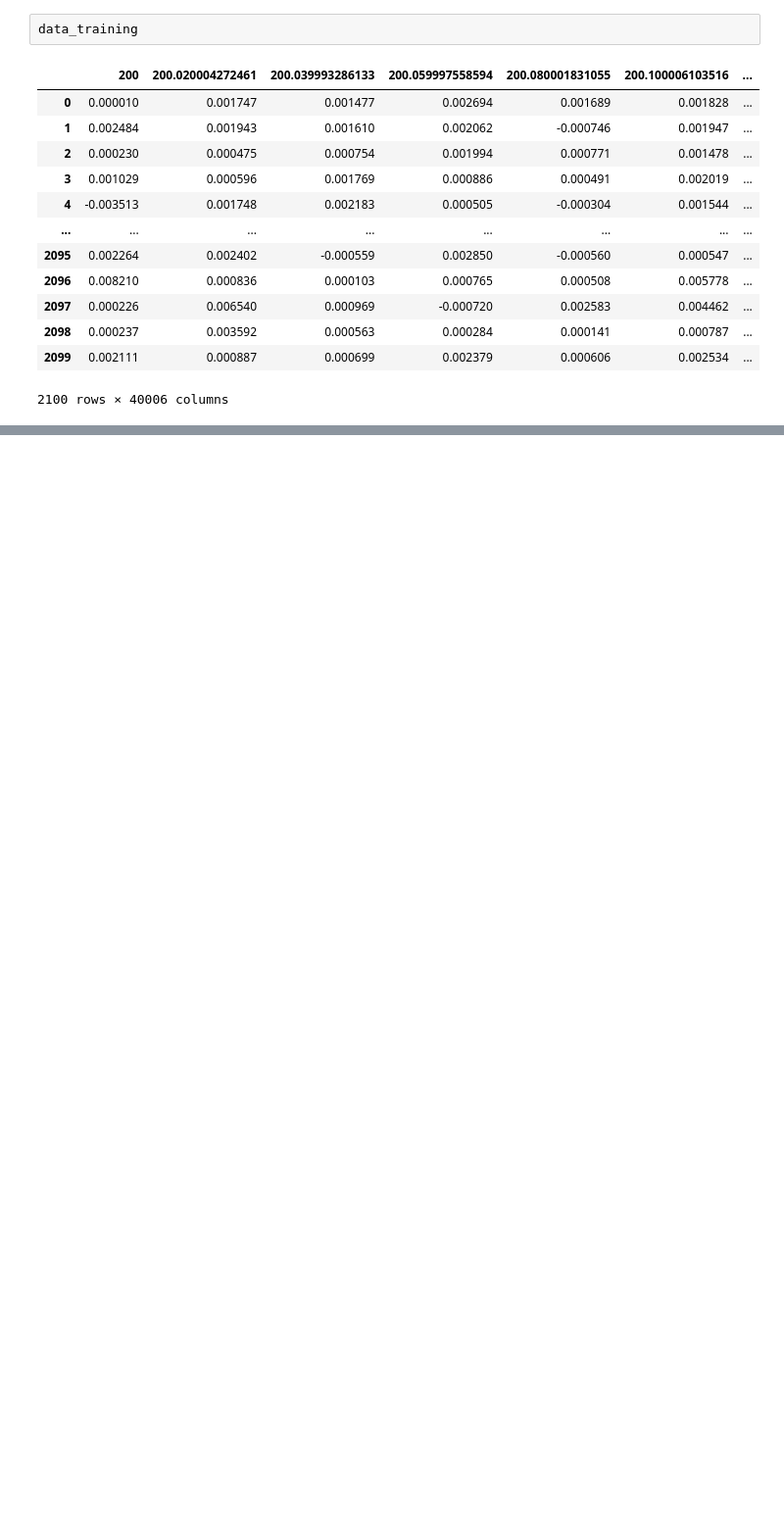
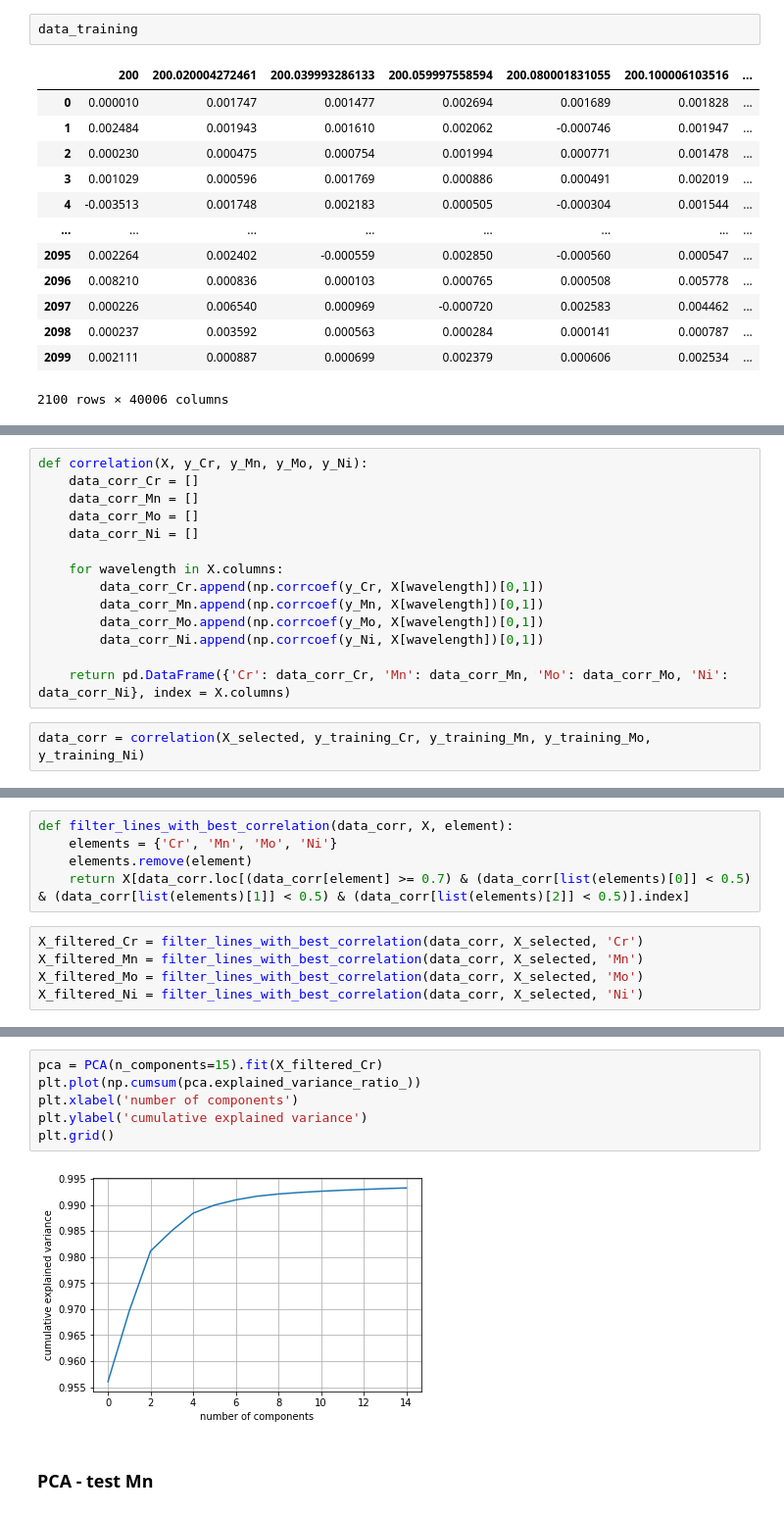
Before and after one commit to MKastek/ML-LIBS, a Jupyter notebook: LIBS2022.ipynb, the cells around one changed output, grey strips where cells are left out. Shown at 98% size. Cells and saved outputs as stored; diff of their text form; blank space fills up the shorter version.

```diff
--- a/LIBS2022.ipynb
+++ b/LIBS2022.ipynb
@@ -207,0 +109,16 @@ pd.read_csv('test_dataset.csv')
+# %%
+def correlation(X, y_Cr, y_Mn, y_Mo, y_Ni):
+    data_corr_Cr = []
+    data_corr_Mn = []
+    data_corr_Mo = []
+    data_corr_Ni = []
+
+    for wavelength in X.columns:
+        data_corr_Cr.append(np.corrcoef(y_Cr, X[wavelength])[0,1])
+        data_corr_Mn.append(np.corrcoef(y_Mn, X[wavelength])[0,1])
+        data_corr_Mo.append(np.corrcoef(y_Mo, X[wavelength])[0,1])
+        data_corr_Ni.append(np.corrcoef(y_Ni, X[wavelength])[0,1])
+
+    return pd.DataFrame({'Cr': data_corr_Cr, 'Mn': data_corr_Mn, 'Mo': data_corr_Mo, 'Ni': data_corr_Ni}, index = X.columns)
+# %%
+data_corr = correlation(X_selected, y_training_Cr, y_training_Mn, y_training_Mo, y_training_Ni)
@@ -207,0 +141,10 @@ pd.read_csv('test_dataset.csv')
+# %%
+def filter_lines_with_best_correlation(data_corr, X, element):
+    elements = {'Cr', 'Mn', 'Mo', 'Ni'}
+    elements.remove(element)
+    return X[data_corr.loc[(data_corr[element] >= 0.7) & (data_corr[list(elements)[0]] < 0.5) & (data_corr[list(elements)[1]] < 0.5) & (data_corr[list(elements)[2]] < 0.5)].index]
+# %%
+X_filtered_Cr = filter_lines_with_best_correlation(data_corr, X_selected, 'Cr')
+X_filtered_Mn = filter_lines_with_best_correlation(data_corr, X_selected, 'Mn')
+X_filtered_Mo = filter_lines_with_best_correlation(data_corr, X_selected, 'Mo')
+X_filtered_Ni = filter_lines_with_best_correlation(data_corr, X_selected, 'Ni')
@@ -207,0 +169,10 @@ pd.read_csv('test_dataset.csv')
+# %%
+pca = PCA(n_components=15).fit(X_filtered_Cr)
+plt.plot(np.cumsum(pca.explained_variance_ratio_))
+plt.xlabel('number of components')
+plt.ylabel('cumulative explained variance')
+plt.grid()
+# %% [output]
+[figure, added]
+# %% [markdown]
+### PCA - test Mn
```
Also changed, not shown: parts of 59 cells of this notebook, 6 other files.
